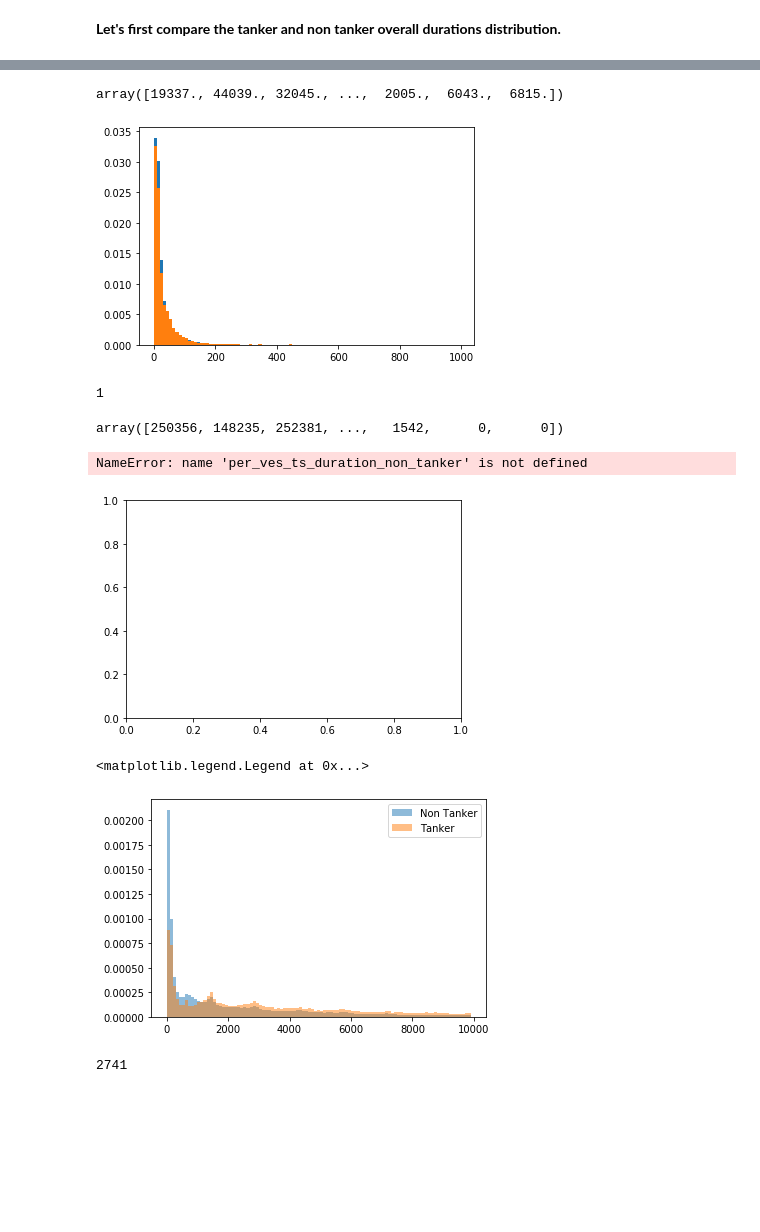
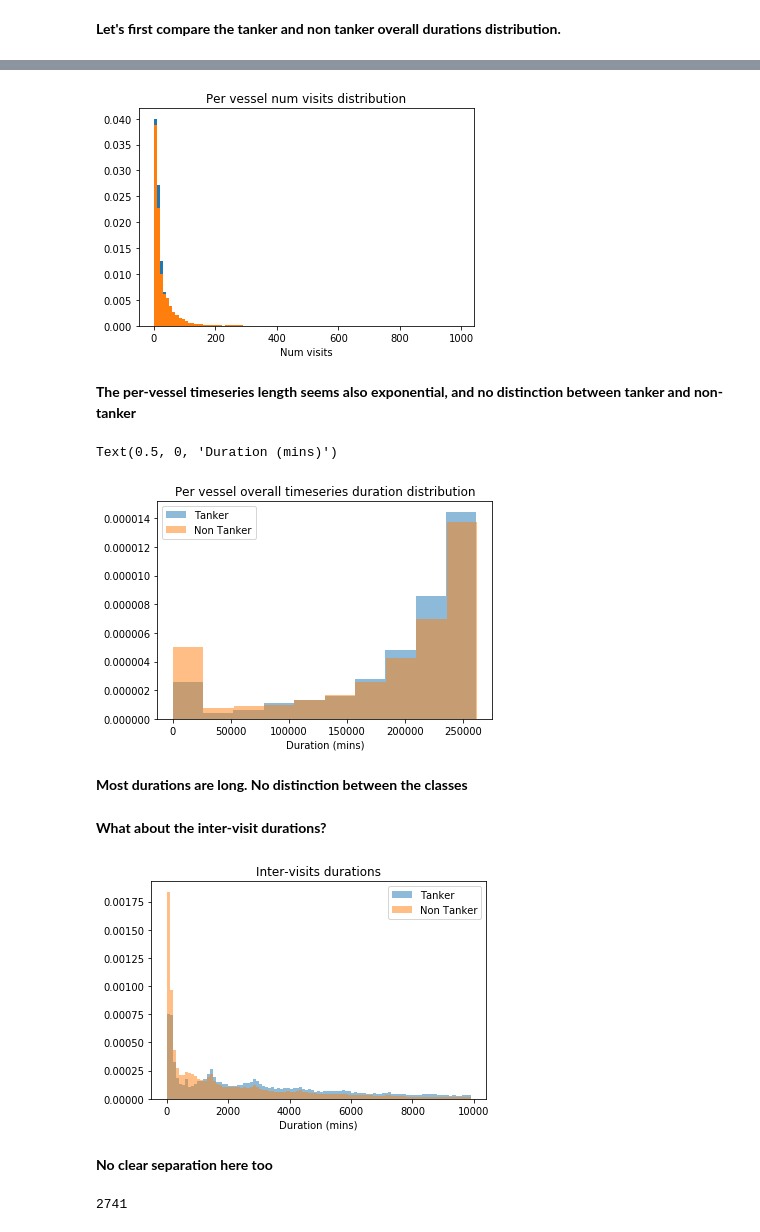
Before and after one commit to matanma/ML, a Jupyter notebook: WinWard/WinWard.ipynb, the cells around one changed output, grey strips where cells are left out. Cells and saved outputs as stored; diff of their text form; code cells hidden in the pictures; blank space fills up the shorter version.

Commit message:
Had to restart. Most is ready

```diff
--- a/WinWard/WinWard.ipynb
+++ b/WinWard/WinWard.ipynb
@@ -467,39 +479,38 @@ TypeError: unsupported operand type(s) for -: 'str' and 'str'
-# %%
-overall_deltas_tanker
-# %% [output]
-array([19337., 44039., 32045., ...,  2005.,  6043.,  6815.])
 # %%
 fig_ts_len, ax_ts_len = plt.subplots()
 ax_ts_len.hist(per_ves_ts_len_tanker, bins=np.arange(0,1000,10), label='Tanker', density=True);
 ax_ts_len.hist(per_ves_ts_len_non_tanker, bins=np.arange(0,1000,10), label='Non Tanker', density=True);
+ax_ts_len.set_title("Per vessel num visits distribution")
+ax_ts_len.set_xlabel("Num visits");
 # %% [output]
-[figure, old version]
+[figure, new version]
-# %%
-min(per_ves_ts_len)
-# %% [output]
-1
-# %%
-np.array(per_ves_ts_duration).astype('timedelta64[m]').astype('int')
-# %% [output]
-array([250356, 148235, 252381, ...,   1542,      0,      0])
+# %% [markdown]
+**The per-vessel timeseries length seems also exponential, and no distinction between tanker and non-tanker**
 # %%
 fig_ts_duration, ax_ts_duration = plt.subplots()
+ax_ts_duration.hist(np.array(per_ves_ts_duration_tanker).astype('timedelta64[m]').astype('int'), label='Tanker', density=True, alpha=0.5);
 ax_ts_duration.hist(np.array(per_ves_ts_duration_non_tanker).astype('timedelta64[m]').astype('int'), label='Non Tanker', density=True, alpha=0.5);
-ax_ts_duration.hist(np.array(per_ves_ts_duration_tanker).astype('timedelta64[m]').astype('int'), label='Tanker', density=True, alpha=0.5);
-
 ax_ts_duration.legend()
-# plt.hist(np.array(per_ves_ts_duration).astype('timedelta64[m]').astype('int'), density=True);
+ax_ts_duration.set_title("Per vessel overall timeseries duration distribution");
+ax_ts_duration.set_xlabel("Duration (mins)")
 # %% [output]
-NameError: name 'per_ves_ts_duration_non_tanker' is not defined
+Text(0.5, 0, 'Duration (mins)')
-[figure, old version]
+[figure, new version]
+# %% [markdown]
+**Most durations are long. No distinction between the classes**
+# %% [markdown]
+**What about the inter-visit durations?**
 # %%
 fig_ts_deltas, ax_ts_deltas = plt.subplots()
+ax_ts_deltas.hist(overall_deltas_tanker,  label='Tanker', density=True, bins=np.arange(0,10000,100), alpha=0.5 );
 ax_ts_deltas.hist(overall_deltas_non_tanker,  label='Non Tanker', density=True, bins=np.arange(0,10000,100), alpha=0.5 );
-ax_ts_deltas.hist(overall_deltas_tanker,  label='Tanker', density=True, bins=np.arange(0,10000,100), alpha=0.5 );
-ax_ts_deltas.legend()
+ax_ts_deltas.legend();
+ax_ts_deltas.set_title("Inter-visits durations")
+ax_ts_deltas.set_xlabel("Duration (mins)");
 # %% [output]
-<matplotlib.legend.Legend at 0x...>
-[figure, old version]
+[figure, new version]
+# %% [markdown]
+**No clear separation here too**
 # %%
 tanker_grouped_lst = list(tanker_grouped)
 tanker_lst_lens = [len(vdf) for vid,vdf in tanker_grouped_lst]
```
Also changed, not shown: parts of 33 cells of this notebook.
